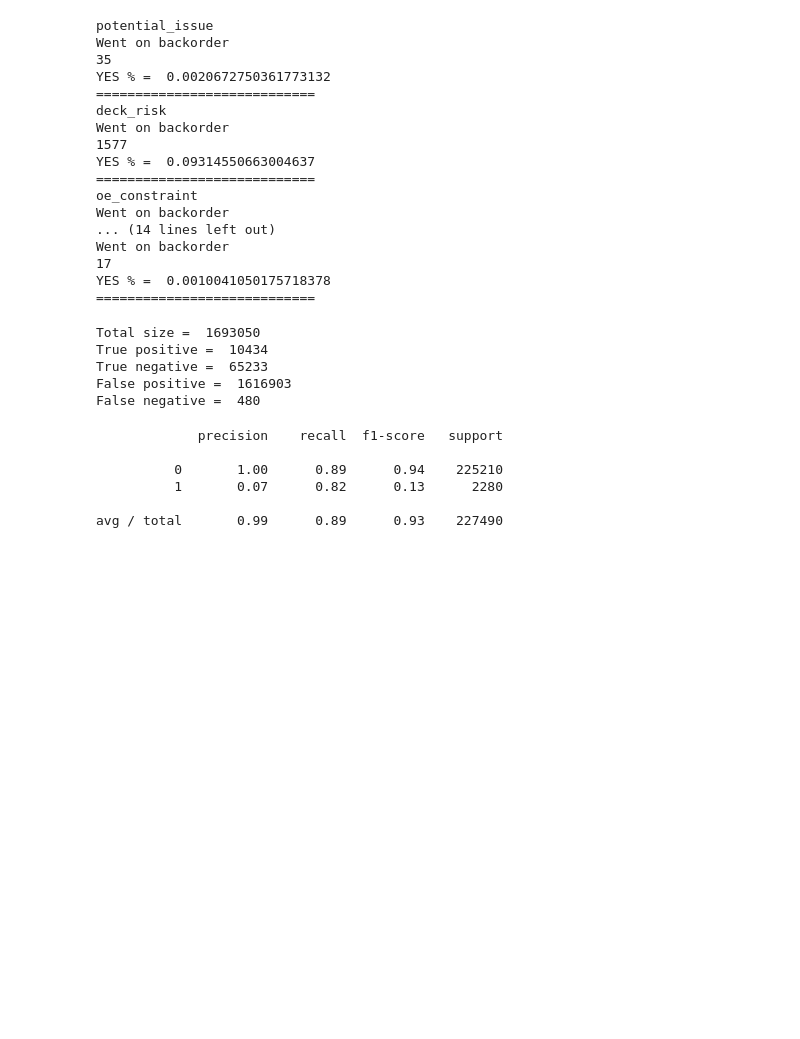
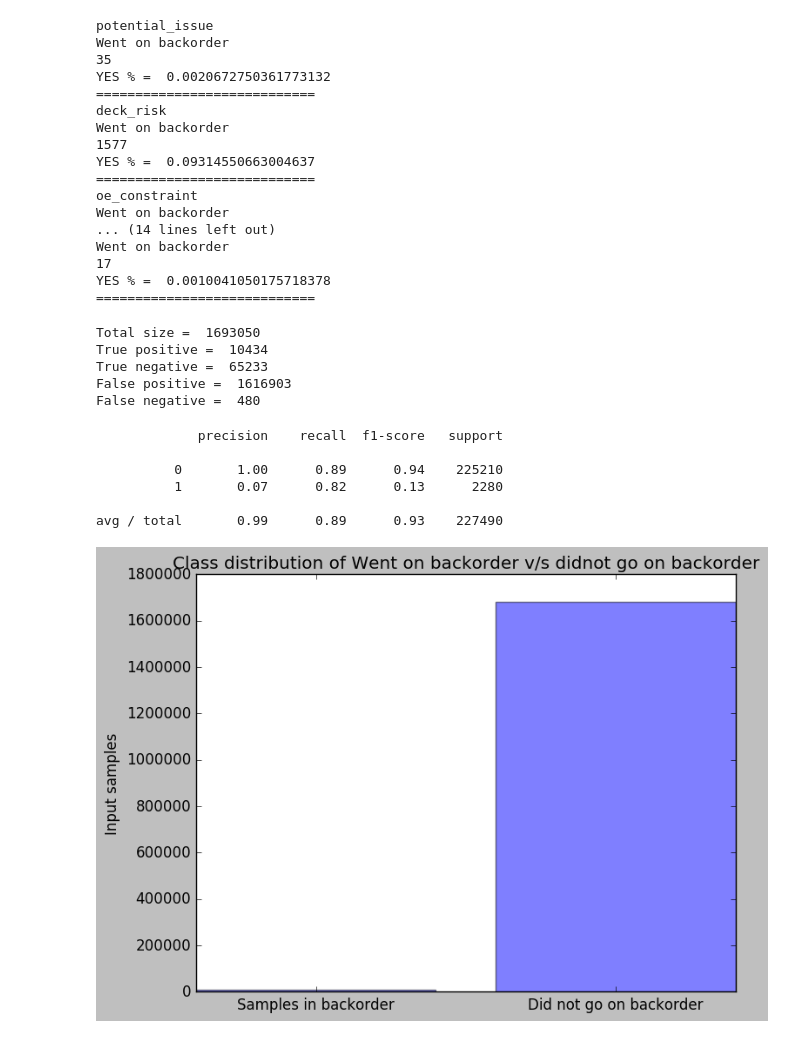
Before and after one commit to adarshakb/mlnd-capstone-project, a Jupyter notebook: Data-explorer.ipynb, the cells around one changed output. Cells and saved outputs as stored; diff of their text form; code cells hidden in the pictures; blank space fills up the shorter version.

```diff
--- a/Data-explorer.ipynb
+++ b/Data-explorer.ipynb
@@ -112,3 +115,23 @@ print(classification_report(y2, pred_labels))
           1       0.07      0.82      0.13      2280
 
 avg / total       0.99      0.89      0.93    227490
+# %%
+#lets explore data
+
+#class distribution histogram
+
+import matplotlib.pyplot as plt; plt.rcdefaults()
+import matplotlib.pyplot as plt
+
+objects = ('Samples in backorder', 'Did not go on backorder')
+y_pos = np.arange(len(objects))
+performance = [yes_shape[0],no_shape[0]]
+
+plt.bar(y_pos, performance, align='center', alpha=0.5)
+plt.xticks(y_pos, objects)
+plt.ylabel('Input samples')
+plt.title('Class distribution of Went on backorder v/s didnot go on backorder')
+
+plt.show()
+# %% [output]
+[figure, added]
```
Also changed, not shown: parts of 12 cells of this notebook.
